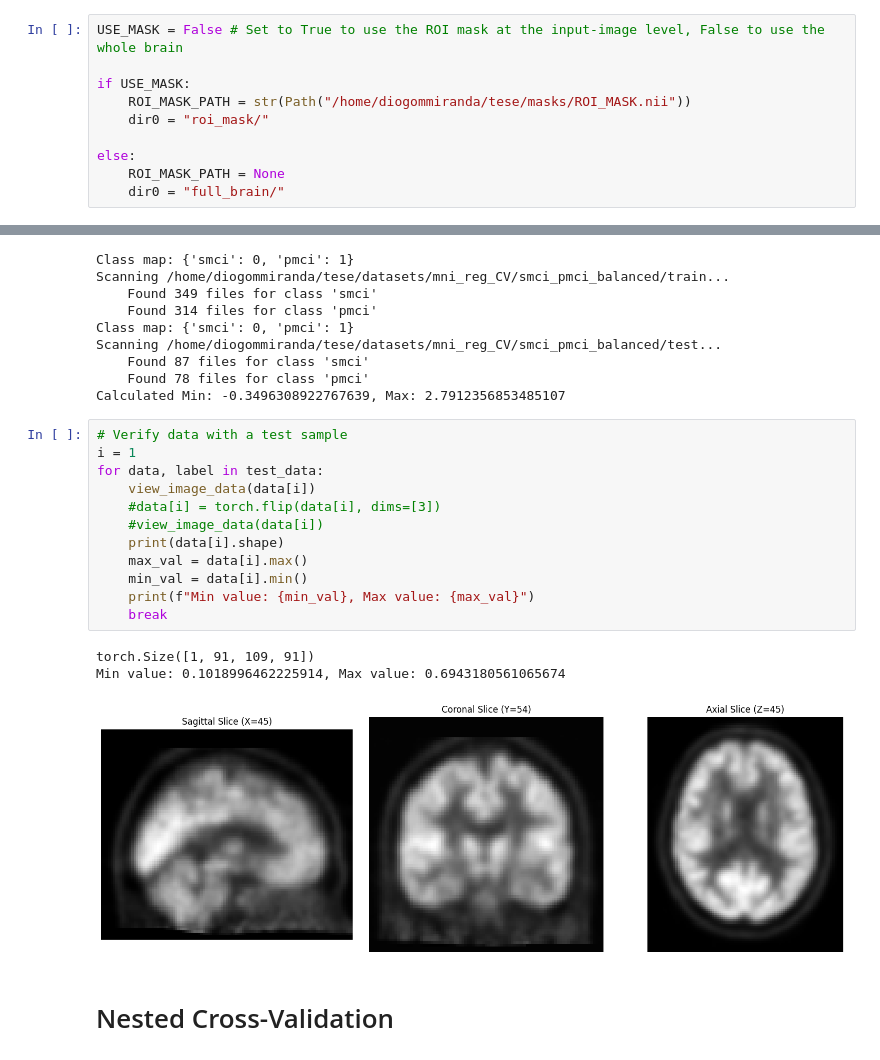
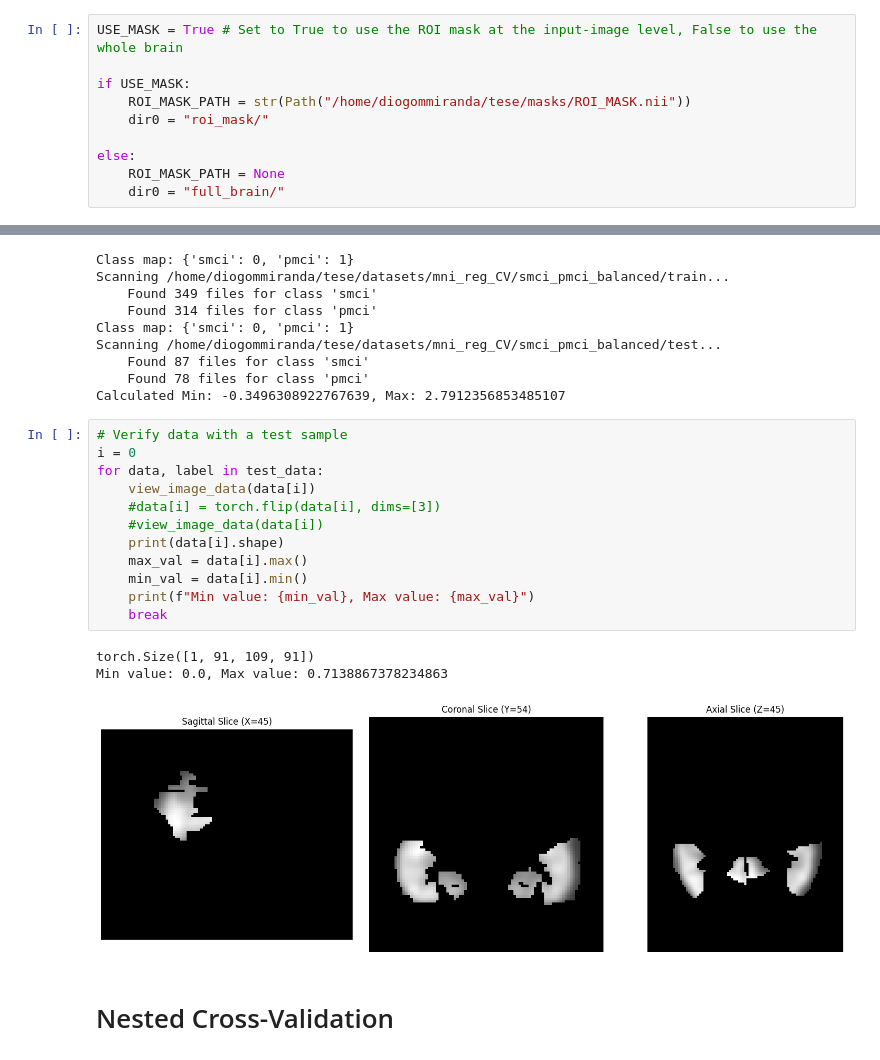
Before and after one commit to diogommiranda/Guiding-ViTs-attention-with-domain-knowledge-for-AD, a Jupyter notebook: code/cnn_torch.ipynb, the cells around one changed output, grey strips where cells are left out. Drawn from its saved outputs; the diff is of its cells as text.

```diff
--- a/code/cnn_torch.ipynb
+++ b/code/cnn_torch.ipynb
@@ -48,7 +48,7 @@ Automatic Mixed Precision (AMP) enabled: True
 # %% [markdown]
 # Select option to use input masking
 # %%
-USE_MASK = False # Set to True to use the ROI mask at the input-image level, False to use the whole brain
+USE_MASK = True # Set to True to use the ROI mask at the input-image level, False to use the whole brain
 
 if USE_MASK:
     ROI_MASK_PATH = str(Path("/home/diogommiranda/tese/masks/ROI_MASK.nii"))
@@ -113,20 +113,20 @@ Scanning /home/diogommiranda/tese/datasets/mni_reg_CV/smci_pmci_balanced/test...
 Calculated Min: -0.3496308922767639, Max: 2.7912356853485107
 # %%
 # Verify data with a test sample
-i = 1
+i = 0
 for data, label in test_data:
     view_image_data(data[i])
     #data[i] = torch.flip(data[i], dims=[3])
     #view_image_data(data[i])
     print(data[i].shape)
     max_val = data[i].max()
     min_val = data[i].min()
     print(f"Min value: {min_val}, Max value: {max_val}")
     break
 # %% [output]
 torch.Size([1, 91, 109, 91])
-Min value: 0.1018996462225914, Max value: 0.6943180561065674
+Min value: 0.0, Max value: 0.7138867378234863
-[figure, old version]
+[figure, new version]
 # %% [markdown]
 # Nested Cross-Validation
 # %%
```
Also changed, not shown: parts of 2 cells of this notebook, 6 other files.
